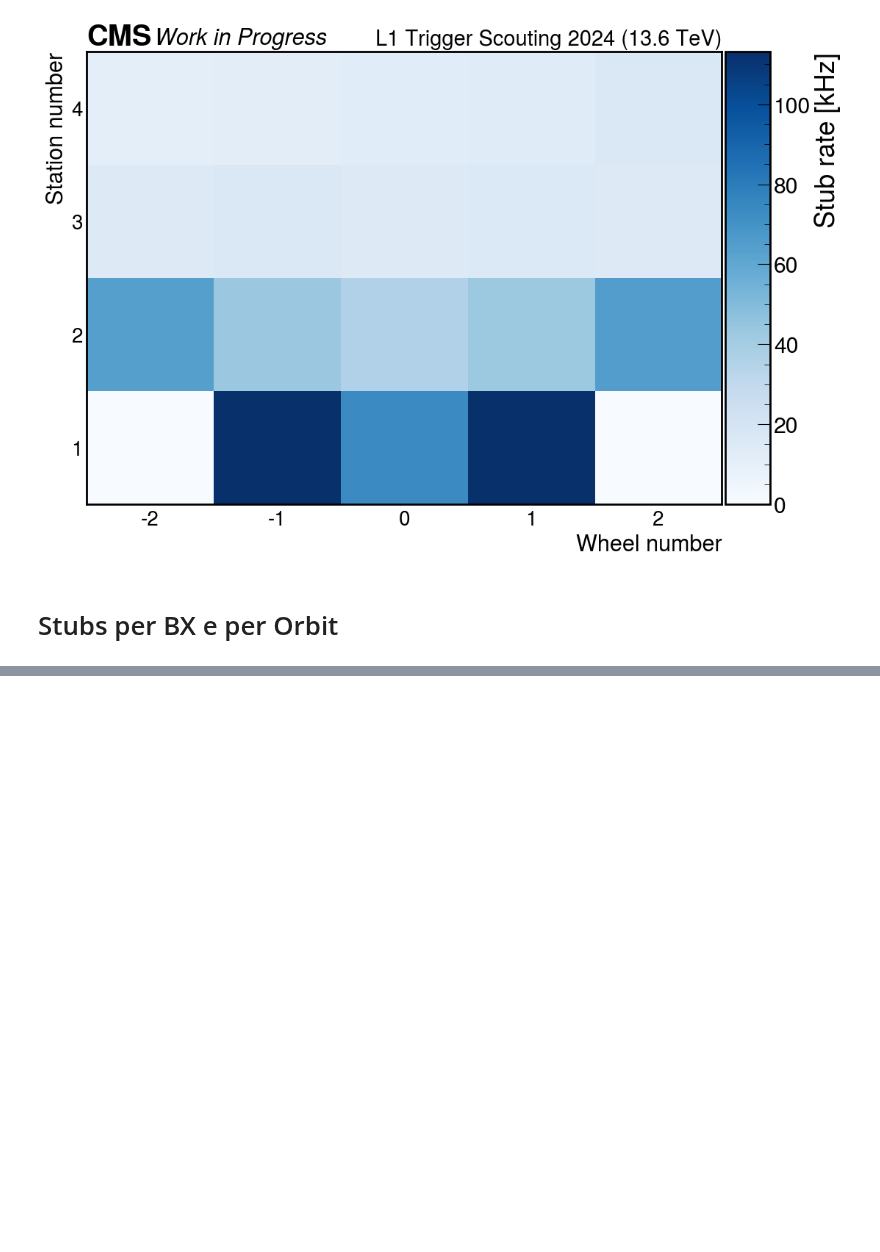
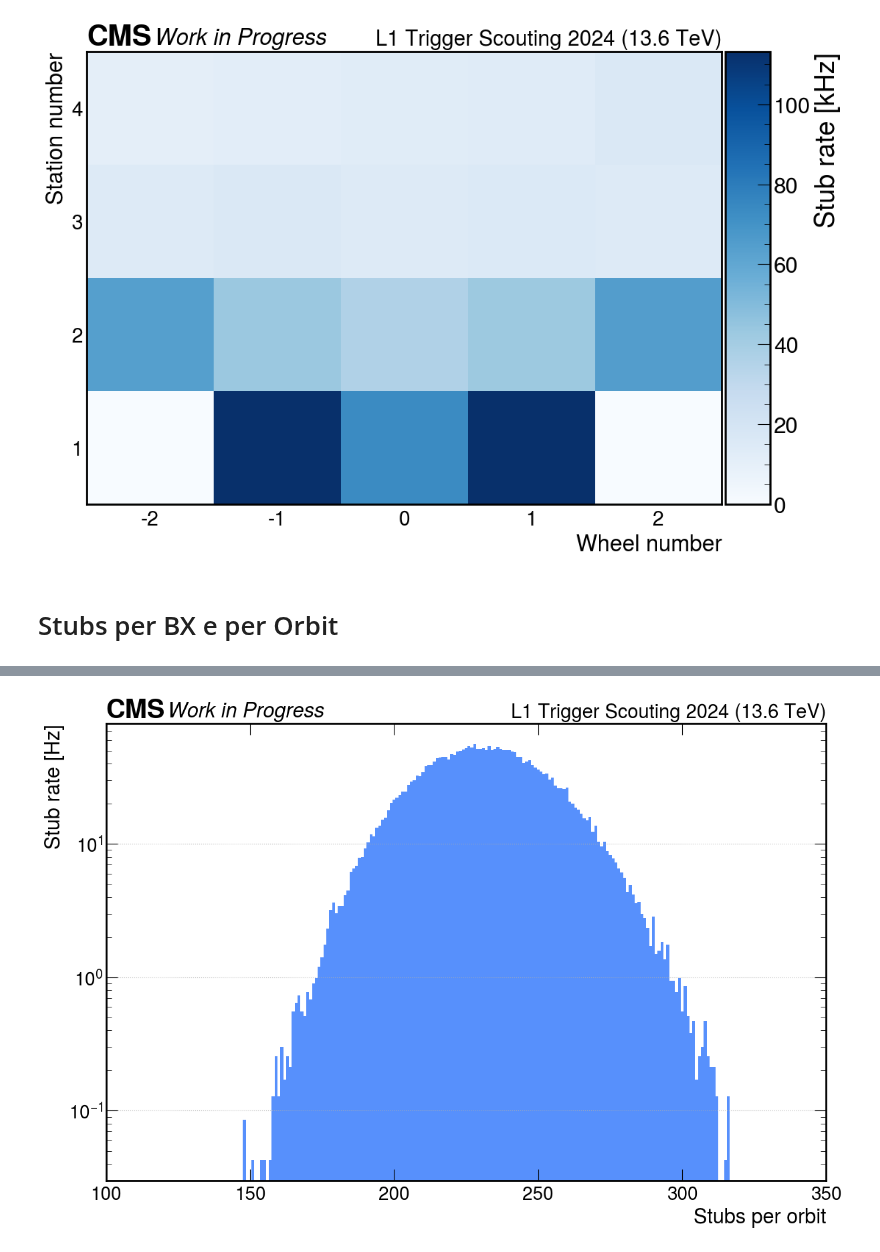
Before and after one commit to francescoreschio/Tesi-Triennale, a Jupyter notebook: Codice/Stubs.ipynb, the cells around one changed output, grey strips where cells are left out. Cells and saved outputs as stored; diff of their text form; code cells hidden in the pictures; blank space fills up the shorter version.

```diff
--- a/Codice/Stubs.ipynb
+++ b/Codice/Stubs.ipynb
@@ -300,0 +342,21 @@ ax.set_yscale('log')
+# %%
+StubsPerOrbit = ConvertToHz(StubsPerOrbitLS133 + StubsPerOrbitLS263 + StubsPerOrbitLS264 + StubsPerOrbitLS306)
+
+fig, ax = plt.subplots(figsize=(12, 8), constrained_layout=True)
+
+set_label_font(ax, FONTSIZE)
+set_tick_font(ax, FONTSIZE - 2)
+draw_cms_label(ax, fontsize= FONTSIZE, label="Work in Progress", rlabel="L1 Trigger Scouting 2024 (13.6 TeV)")
+
+ax.bar(np.arange(1, len(StubsPerOrbit) + 1), StubsPerOrbit, width=1)
+
+
+#ax.set_xticks(ticks=np.arange(20), labels=np.arange(0, 20, 1))
+ax.tick_params(axis='x', which='minor', length=0)
+ax.set_xlabel('Stubs per orbit')
+ax.set_ylabel('Stub rate [Hz]')
+ax.set_xlim(100, 350)
+ax.grid(visible=True, axis='y')
+ax.set_yscale('log')
+# %% [output]
+[figure, added]
```
Also changed, not shown: parts of 9 cells of this notebook, 2 other files.
